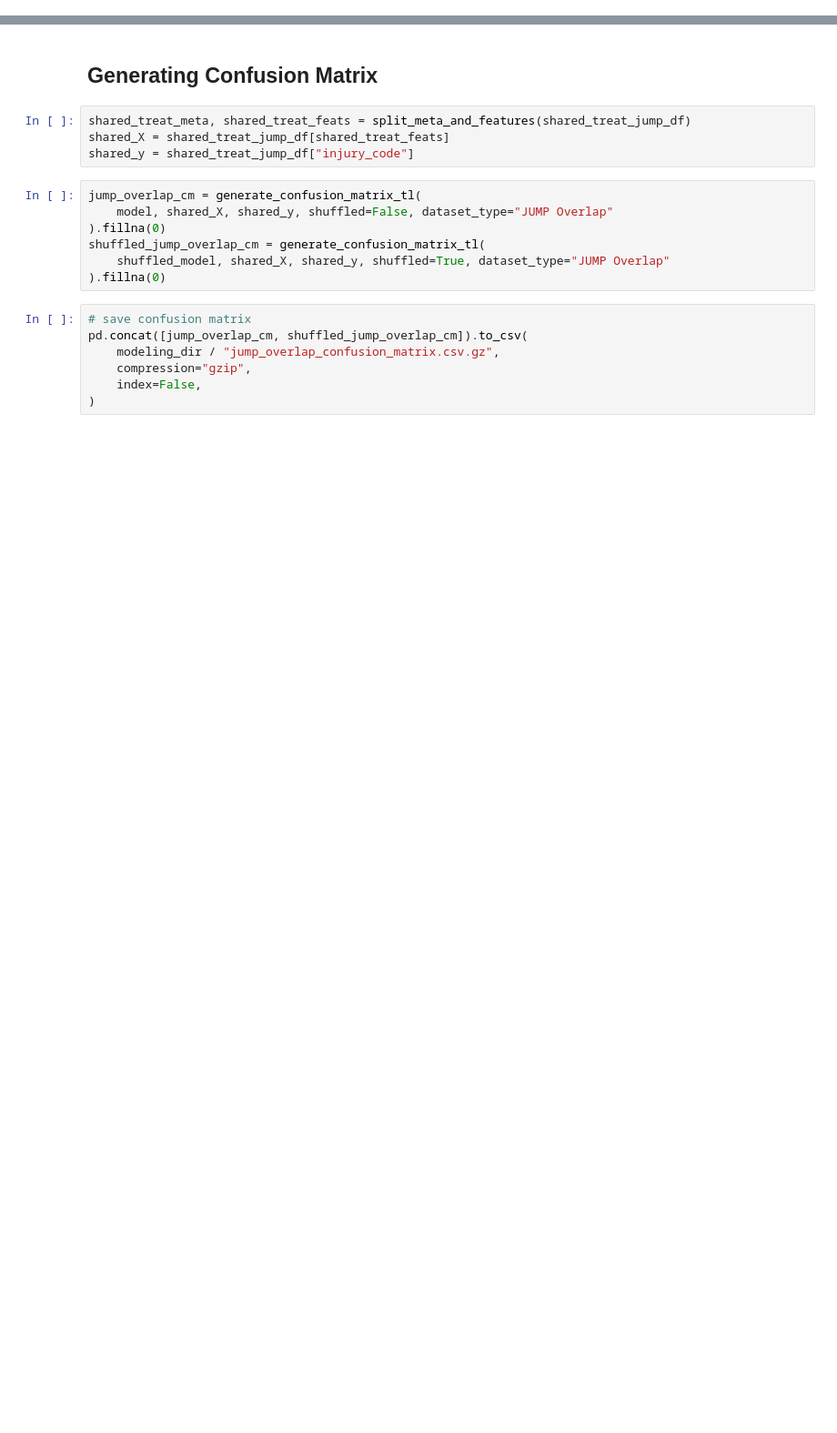
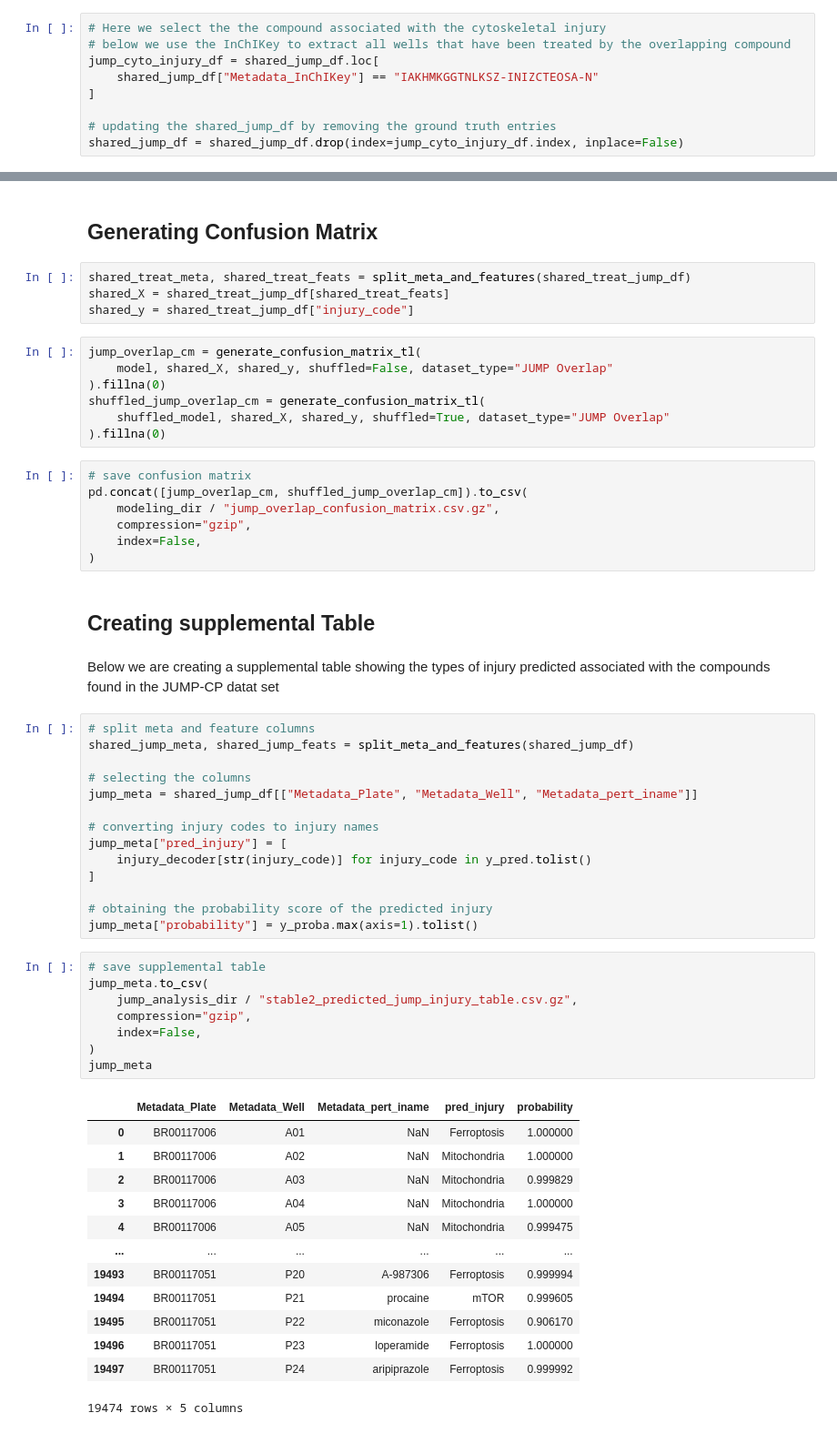
Before and after one commit to axiomcura/predicting-cell-injury-compounds, a Jupyter notebook: notebooks/3.jump-analysis/3.jump_analysis.ipynb, the cells around one changed output, grey strips where cells are left out. Shown at 91% size. Drawn from its saved outputs; the diff is of its cells as text; blank space fills up the shorter version.

```diff
--- a/notebooks/3.jump-analysis/3.jump_analysis.ipynb
+++ b/notebooks/3.jump-analysis/3.jump_analysis.ipynb
@@ -256,6 +255,15 @@ well_counts_df
 | 1 | IAZDPXIOMUYVGZ-UHFFFAOYSA-N | 1522 | 0 | control | DMSO |
 | 2 | MJVAVZPDRWSRRC-UHFFFAOYSA-N | 23 | 6 | redox | Menadione |
 | 3 | YPHMISFOHDHNIV-FSZOTQKASA-N | 24 | 5 | miscellaneous | Cycloheximide |
+# %%
+# Here we select the the compound associated with the cytoskeletal injury
+# below we use the InChIKey to extract all wells that have been treated by the overlapping compound
+jump_cyto_injury_df = shared_jump_df.loc[
+    shared_jump_df["Metadata_InChIKey"] == "IAKHMKGGTNLKSZ-INIZCTEOSA-N"
+]
+
+# updating the shared_jump_df by removing the ground truth entries
+shared_jump_df = shared_jump_df.drop(index=jump_cyto_injury_df.index, inplace=False)
 # %% [markdown]
 Finally we save the shared_treaments_df as a csv.gz file.
 # %%
@@ -390,3 +408,43 @@ pd.concat([jump_overlap_cm, shuffled_jump_overlap_cm]).to_csv(
     compression="gzip",
     index=False,
 )
+# %% [markdown]
+## Creating supplemental Table
+# %% [markdown]
+Below we are creating a supplemental table showing the types of injury predicted associated with the compounds found in the JUMP-CP datat set
+# %%
+# split meta and feature columns
+shared_jump_meta, shared_jump_feats = split_meta_and_features(shared_jump_df)
+
+# selecting the columns
+jump_meta = shared_jump_df[["Metadata_Plate", "Metadata_Well", "Metadata_pert_iname"]]
+
+# converting injury codes to injury names
+jump_meta["pred_injury"] = [
+    injury_decoder[str(injury_code)] for injury_code in y_pred.tolist()
+]
+
+# obtaining the probability score of the predicted injury
+jump_meta["probability"] = y_proba.max(axis=1).tolist()
+# %%
+# save supplemental table
+jump_meta.to_csv(
+    jump_analysis_dir / "stable2_predicted_jump_injury_table.csv.gz",
+    compression="gzip",
+    index=False,
+)
+jump_meta
+# %% [output]
+|  | Metadata_Plate | Metadata_Well | Metadata_pert_iname | pred_injury | probability |
+| 0 | BR00117006 | A01 | NaN | Ferroptosis | 1.000000 |
+| 1 | BR00117006 | A02 | NaN | Mitochondria | 1.000000 |
+| 2 | BR00117006 | A03 | NaN | Mitochondria | 0.999829 |
+| 3 | BR00117006 | A04 | NaN | Mitochondria | 1.000000 |
+| 4 | BR00117006 | A05 | NaN | Mitochondria | 0.999475 |
+| ... | ... | ... | ... | ... | ... |
+| 19493 | BR00117051 | P20 | A-987306 | Ferroptosis | 0.999994 |
+| 19494 | BR00117051 | P21 | procaine | mTOR | 0.999605 |
+| 19495 | BR00117051 | P22 | miconazole | Ferroptosis | 0.906170 |
+| 19496 | BR00117051 | P23 | loperamide | Ferroptosis | 1.000000 |
+| 19497 | BR00117051 | P24 | aripiprazole | Ferroptosis | 0.999992 |
+19474 rows × 5 columns
```
Also changed, not shown: parts of 8 cells of this notebook, 59 other files.
